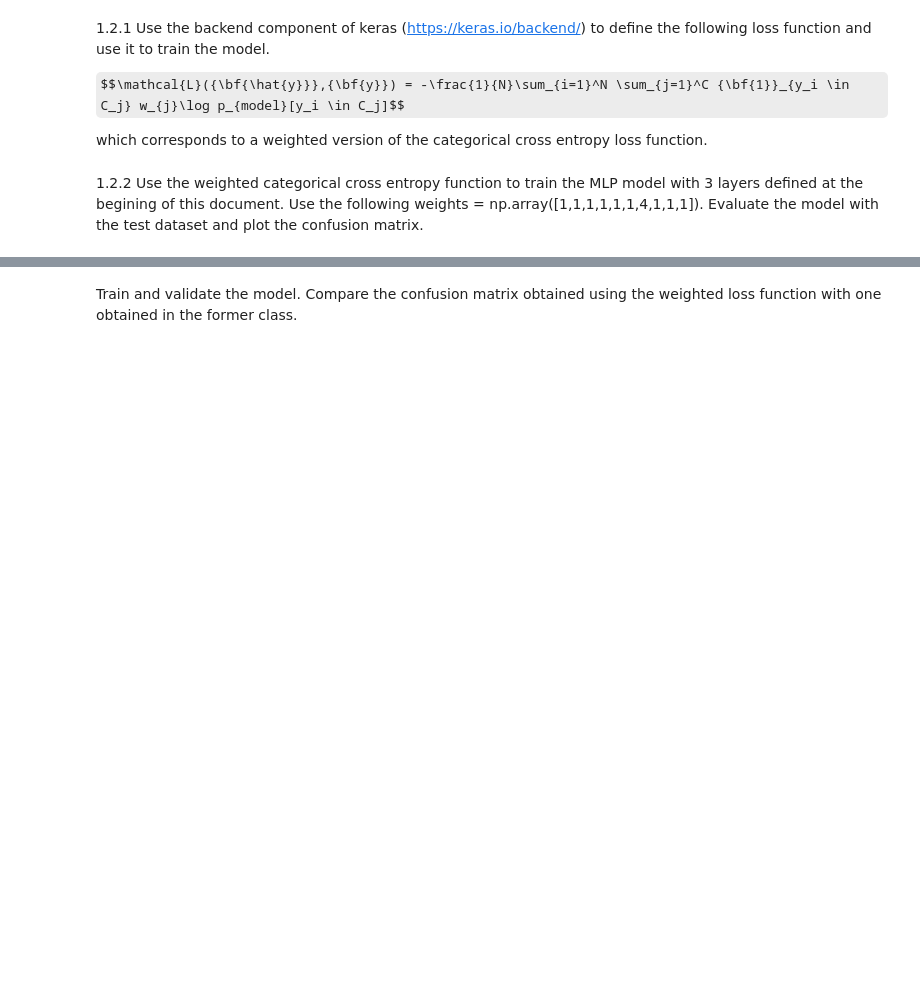
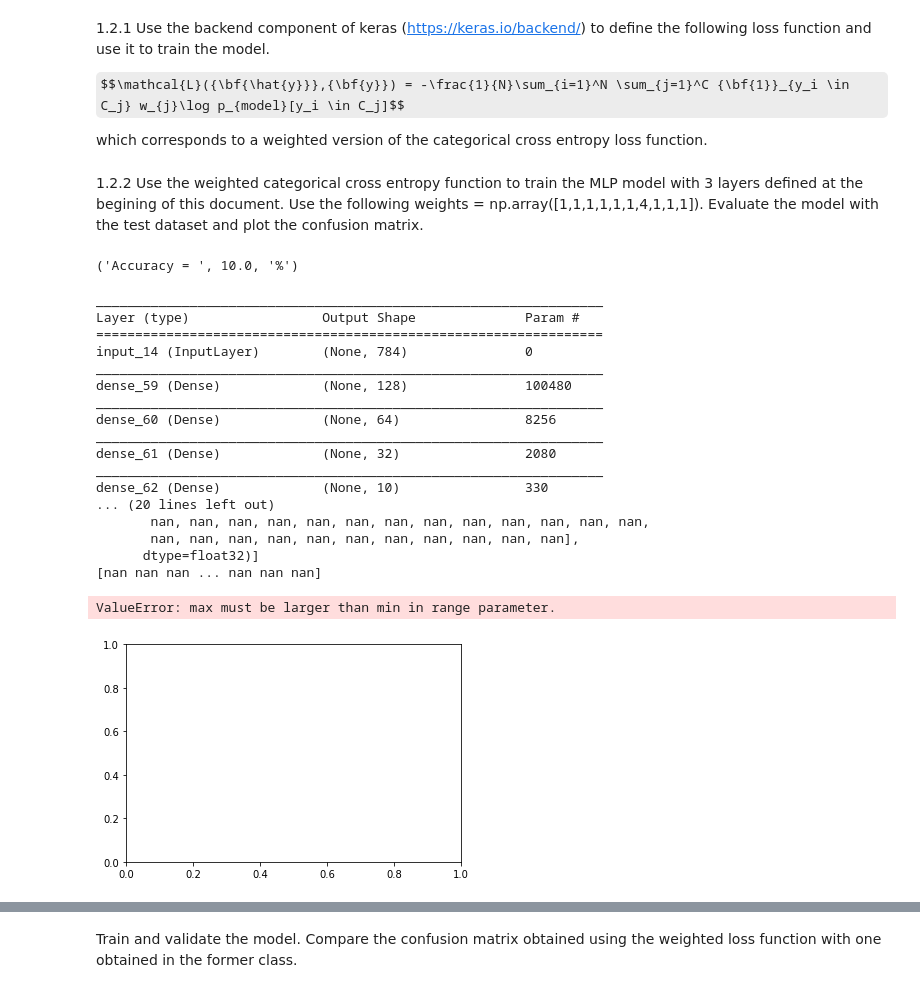
Before and after one commit to deiry/20191.DL, a Jupyter notebook: U1.3 - [TALLER] Customized loss functions and regularization with Keras.ipynb, the cells around one changed output, grey strips where cells are left out. Drawn from its saved outputs; the diff is of its cells as text; code cells hidden in the pictures; some formulas as TeX source; blank space fills up the shorter version.

```diff
--- a/U1.3 - [TALLER] Customized loss functions and regularization with Keras.ipynb
+++ b/U1.3 - [TALLER] Customized loss functions and regularization with Keras.ipynb
@@ -273,0 +281,44 @@ del model
+# %%
+from sklearn.metrics import confusion_matrix
+loss_cat = weighted_categorical_crossentropy(weights)
+model.compile(optimizer='sgd',
+              loss=loss_cat,
+              metrics=['accuracy'])
+
+sgd = optimizers.SGD(lr=0.01, decay=1e-6, momentum=0.9, nesterov=True)
+model.compile(loss=loss_cat, optimizer=sgd)
+model.fit(X_trainN[:500,:], y_trainOHE[:500,:], epochs=1000, batch_size=16, validation_split=0, verbose=0)
+
+
+preds_cat = model.predict(X_testN, verbose=0)
+preds_cat = np.argmax(preds_cat,axis=1)
+Accuracy = np.mean(preds_cat == y_test)
+print('Accuracy = ', Accuracy*100, '%')
+# %% [output]
+('Accuracy = ', 10.0, '%')
+# %%
+print(model_cat.summary())
+print(model_cat.layers[1].get_weights())
+weigth_cat = model_cat.layers[1].get_weights()[0].flatten()
+print(weigth_cat)
+plt.hist(weigth_cat,20)
+# %% [output]
+_________________________________________________________________
+Layer (type)                 Output Shape              Param #
+=================================================================
+input_14 (InputLayer)        (None, 784)               0
+_________________________________________________________________
+dense_59 (Dense)             (None, 128)               100480
+_________________________________________________________________
+dense_60 (Dense)             (None, 64)                8256
+_________________________________________________________________
+dense_61 (Dense)             (None, 32)                2080
+_________________________________________________________________
+dense_62 (Dense)             (None, 10)                330
+... (20 lines left out)
+       nan, nan, nan, nan, nan, nan, nan, nan, nan, nan, nan, nan, nan,
+       nan, nan, nan, nan, nan, nan, nan, nan, nan, nan, nan],
+      dtype=float32)]
+[nan nan nan ... nan nan nan]
+ValueError: max must be larger than min in range parameter.
+[figure, added]
```
Also changed, not shown: parts of 16 cells of this notebook, 3 other files.
